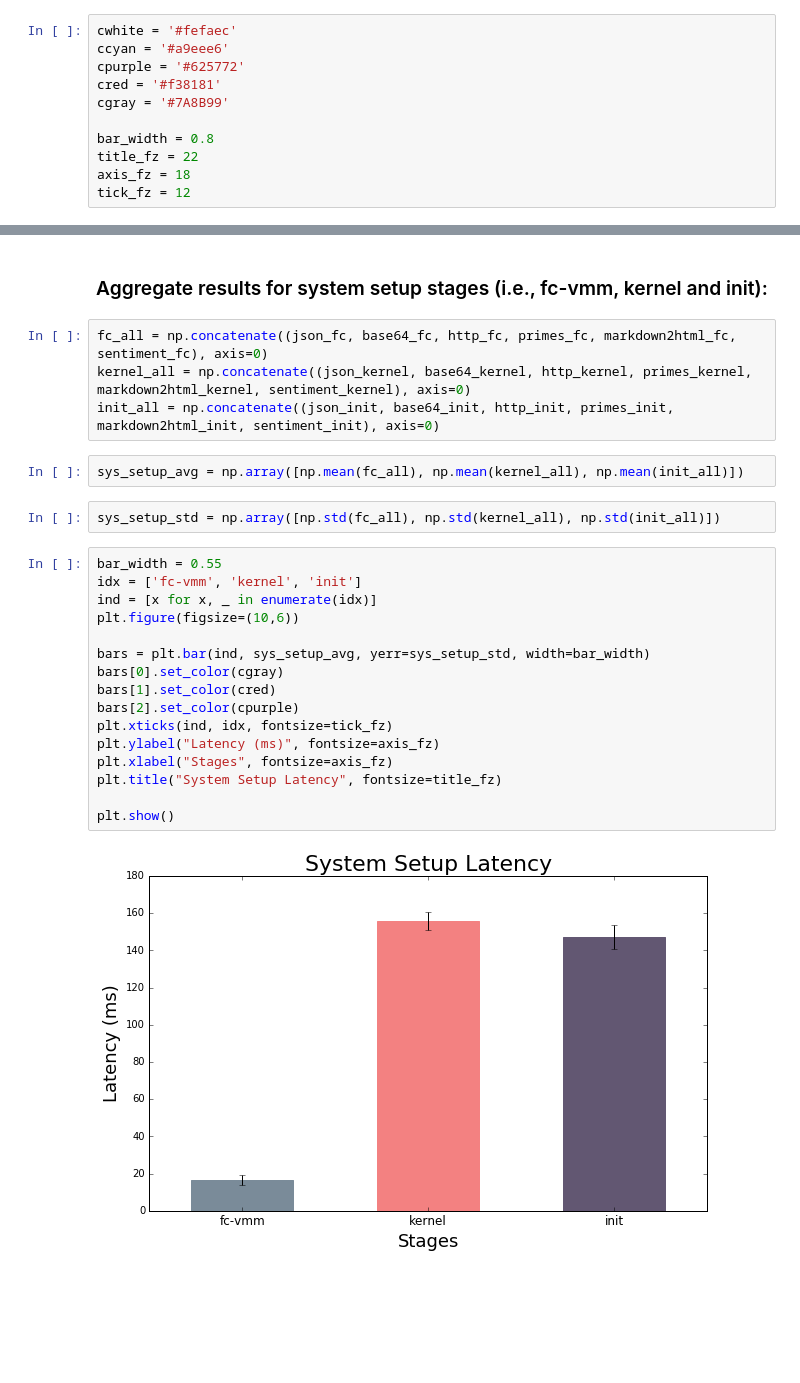
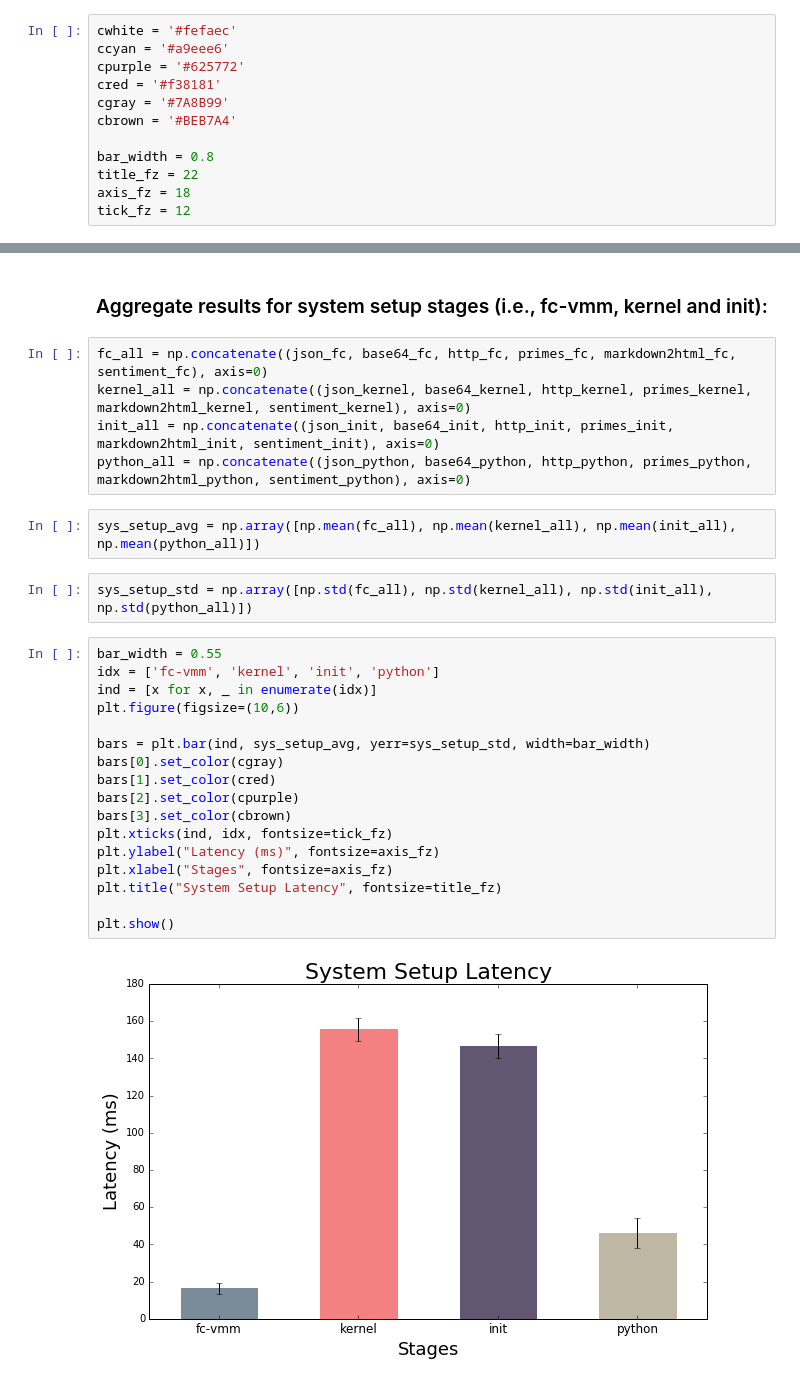
Before and after one commit to princeton-sns/firecracker-tools, a Jupyter notebook: measurements/workload_latency_analysis.ipynb, the cells around one changed output, grey strips where cells are left out. Drawn from its saved outputs; the diff is of its cells as text; blank space fills up the shorter version.

Commit message:
analysis with python initialization latency

```diff
--- a/measurements/workload_latency_analysis.ipynb
+++ b/measurements/workload_latency_analysis.ipynb
@@ -75,6 +83,7 @@ ccyan = '#a9eee6'
 cpurple = '#625772'
 cred = '#f38181'
 cgray = '#7A8B99'
+cbrown = '#BEB7A4'
 
 bar_width = 0.8
 title_fz = 22
@@ -106,25 +115,27 @@ plt.show()
 fc_all = np.concatenate((json_fc, base64_fc, http_fc, primes_fc, markdown2html_fc, sentiment_fc), axis=0)
 kernel_all = np.concatenate((json_kernel, base64_kernel, http_kernel, primes_kernel, markdown2html_kernel, sentiment_kernel), axis=0)
 init_all = np.concatenate((json_init, base64_init, http_init, primes_init, markdown2html_init, sentiment_init), axis=0)
+python_all = np.concatenate((json_python, base64_python, http_python, primes_python, markdown2html_python, sentiment_python), axis=0)
 # %%
-sys_setup_avg = np.array([np.mean(fc_all), np.mean(kernel_all), np.mean(init_all)])
+sys_setup_avg = np.array([np.mean(fc_all), np.mean(kernel_all), np.mean(init_all), np.mean(python_all)])
 # %%
-sys_setup_std = np.array([np.std(fc_all), np.std(kernel_all), np.std(init_all)])
+sys_setup_std = np.array([np.std(fc_all), np.std(kernel_all), np.std(init_all), np.std(python_all)])
 # %%
 bar_width = 0.55
-idx = ['fc-vmm', 'kernel', 'init']
+idx = ['fc-vmm', 'kernel', 'init', 'python']
 ind = [x for x, _ in enumerate(idx)]
 plt.figure(figsize=(10,6))
 
 bars = plt.bar(ind, sys_setup_avg, yerr=sys_setup_std, width=bar_width)
 bars[0].set_color(cgray)
 bars[1].set_color(cred)
 bars[2].set_color(cpurple)
+bars[3].set_color(cbrown)
 plt.xticks(ind, idx, fontsize=tick_fz)
 plt.ylabel("Latency (ms)", fontsize=axis_fz)
 plt.xlabel("Stages", fontsize=axis_fz)
 plt.title("System Setup Latency", fontsize=title_fz)
 
 plt.show()
 # %% [output]
-[figure, old version]
+[figure, new version]
```
Also changed, not shown: parts of 7 cells of this notebook, 1 other file.
